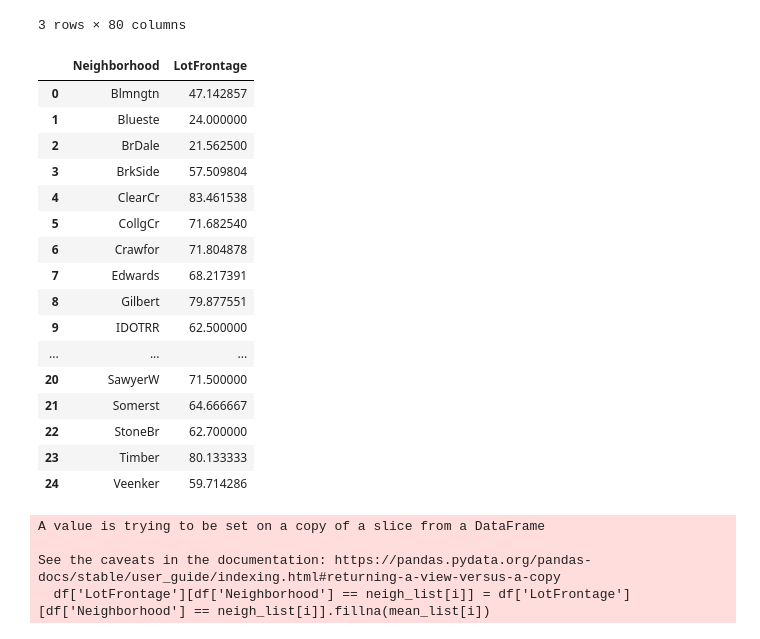
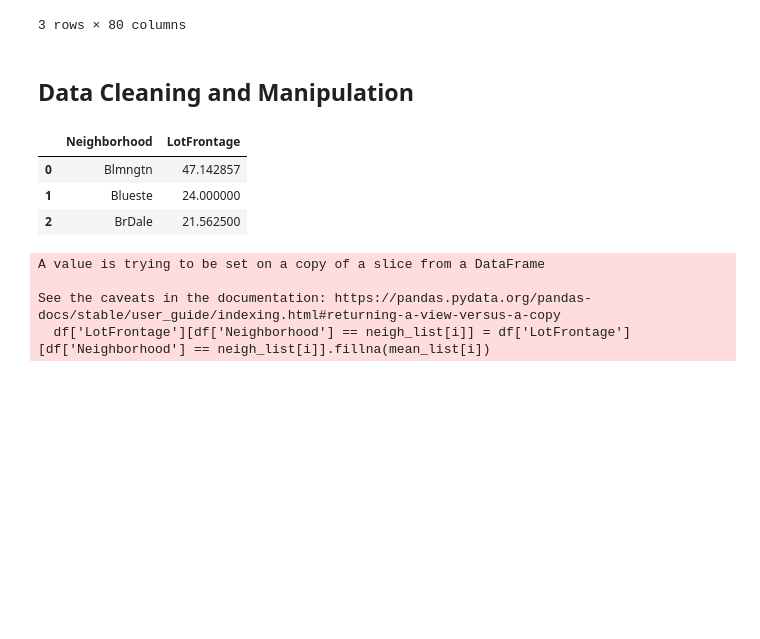
Before and after one commit to ta-data-mexpt/statistical-analysis-project, a Jupyter notebook: project-statistical-analysis.ipynb, the cells around one changed output. Cells and saved outputs as stored; diff of their text form; code cells hidden in the pictures; blank space fills up the shorter version.

```diff
--- a/project-statistical-analysis.ipynb
+++ b/project-statistical-analysis.ipynb
@@ -158,6 +166,8 @@ df[df['Alley'].notnull()].head(3)
 | 30 | 70 | C (all) | 50.0 | 8500 | Pave | Pave | Reg | Lvl | AllPub | ... |
 | 56 | 160 | FV | 24.0 | 2645 | Pave | Pave | Reg | Lvl | AllPub | ... |
 3 rows × 80 columns
+# %% [markdown]
+## Data Cleaning and Manipulation
 # %%
 nan_columns = ['Alley', 'BsmtQual', 'BsmtCond', 'BsmtExposure', 'BsmtFinType1',
               'BsmtFinType2', 'FireplaceQu', 'GarageType', 'GarageYrBlt', 'GarageFinish',
@@ -170,25 +180,12 @@ df['MasVnrType'].fillna('None', inplace=True)
 df['MasVnrArea'].fillna(0, inplace=True)
 # %%
 neighborhood_mean = df.groupby('Neighborhood')['LotFrontage'].mean().reset_index()
-neighborhood_mean
+neighborhood_mean.head(3)
 # %% [output]
 |  | Neighborhood | LotFrontage |
 | 0 | Blmngtn | 47.142857 |
 | 1 | Blueste | 24.000000 |
 | 2 | BrDale | 21.562500 |
-| 3 | BrkSide | 57.509804 |
-| 4 | ClearCr | 83.461538 |
-| 5 | CollgCr | 71.682540 |
-| 6 | Crawfor | 71.804878 |
-| 7 | Edwards | 68.217391 |
-| 8 | Gilbert | 79.877551 |
-| 9 | IDOTRR | 62.500000 |
-| ... | ... | ... |
-| 20 | SawyerW | 71.500000 |
-| 21 | Somerst | 64.666667 |
-| 22 | StoneBr | 62.700000 |
-| 23 | Timber | 80.133333 |
-| 24 | Veenker | 59.714286 |
 # %%
 neigh_list = [i for i in neighborhood_mean['Neighborhood']]
 mean_list = [i for i in neighborhood_mean['LotFrontage']]
```
Also changed, not shown: parts of 28 cells of this notebook.
